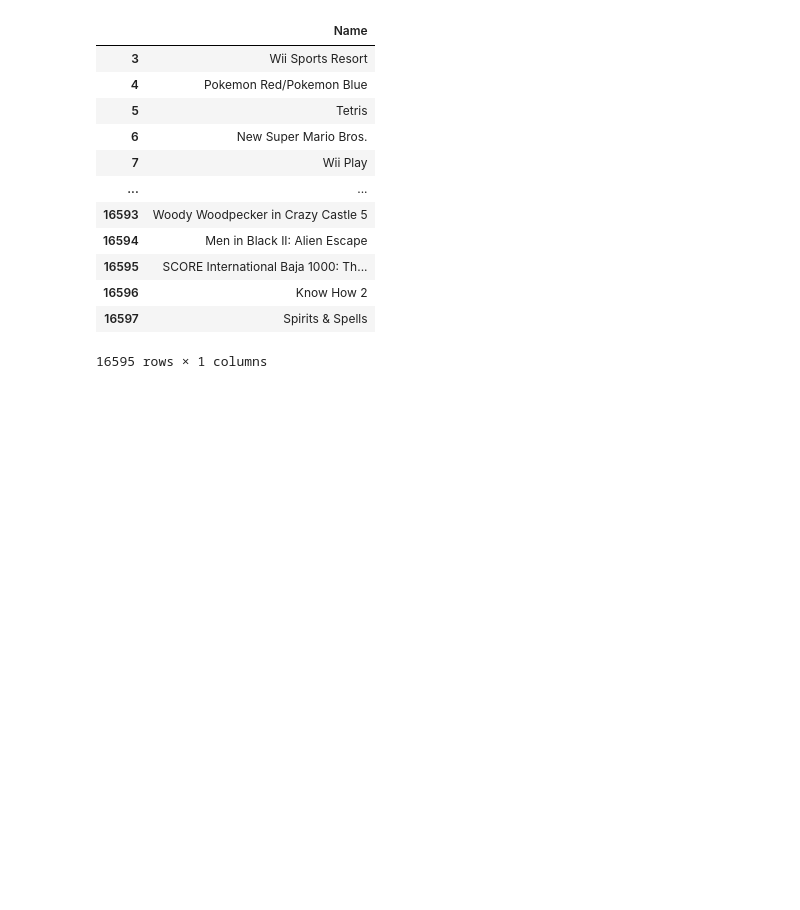
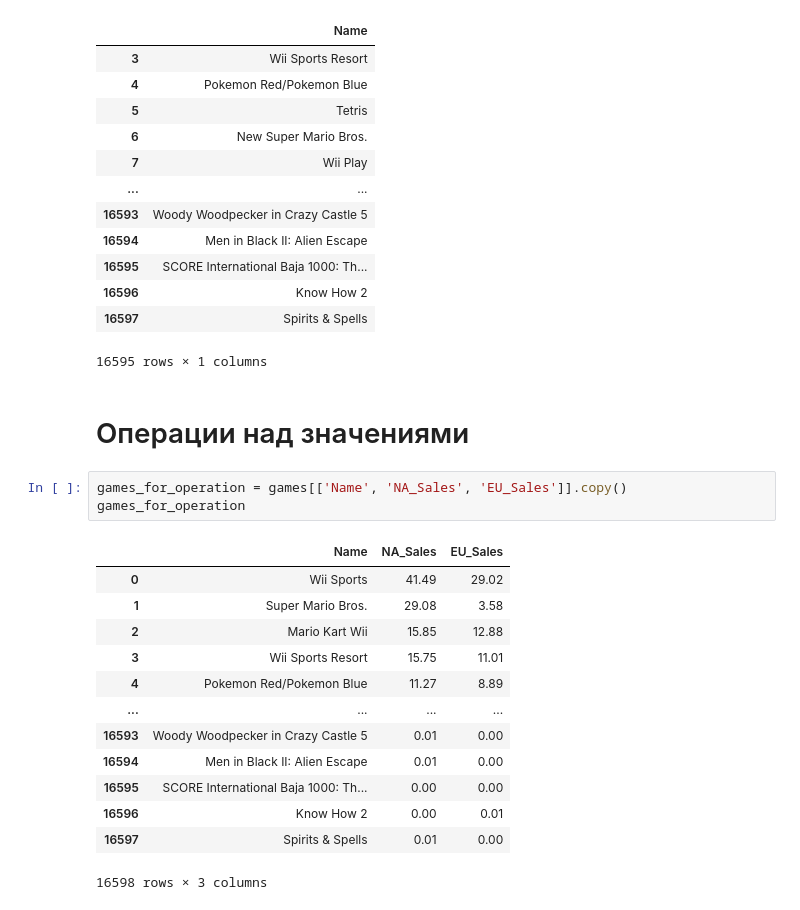
Before and after one commit to ArtemAvanesov/Python-Labs, a Jupyter notebook: Экспериментальные проекты/Pandas/pandas.ipynb, the cells around one changed output. Cells and saved outputs as stored; diff of their text form; blank space fills up the shorter version.

```diff
--- a/Экспериментальные проекты/Pandas/pandas.ipynb
+++ b/Экспериментальные проекты/Pandas/pandas.ipynb
@@ -257,3 +257,22 @@ games_for_dropna
 | 16596 | Know How 2 |
 | 16597 | Spirits & Spells |
 16595 rows × 1 columns
+# %% [markdown]
+# Операции над значениями
+# %%
+games_for_operation = games[['Name', 'NA_Sales', 'EU_Sales']].copy()
+games_for_operation
+# %% [output]
+|  | Name | NA_Sales | EU_Sales |
+| 0 | Wii Sports | 41.49 | 29.02 |
+| 1 | Super Mario Bros. | 29.08 | 3.58 |
+| 2 | Mario Kart Wii | 15.85 | 12.88 |
+| 3 | Wii Sports Resort | 15.75 | 11.01 |
+| 4 | Pokemon Red/Pokemon Blue | 11.27 | 8.89 |
+| ... | ... | ... | ... |
+| 16593 | Woody Woodpecker in Crazy Castle 5 | 0.01 | 0.00 |
+| 16594 | Men in Black II: Alien Escape | 0.01 | 0.00 |
+| 16595 | SCORE International Baja 1000: Th... | 0.00 | 0.00 |
+| 16596 | Know How 2 | 0.00 | 0.01 |
+| 16597 | Spirits & Spells | 0.01 | 0.00 |
+16598 rows × 3 columns
```
Also changed, not shown: parts of 1 cell of this notebook.
